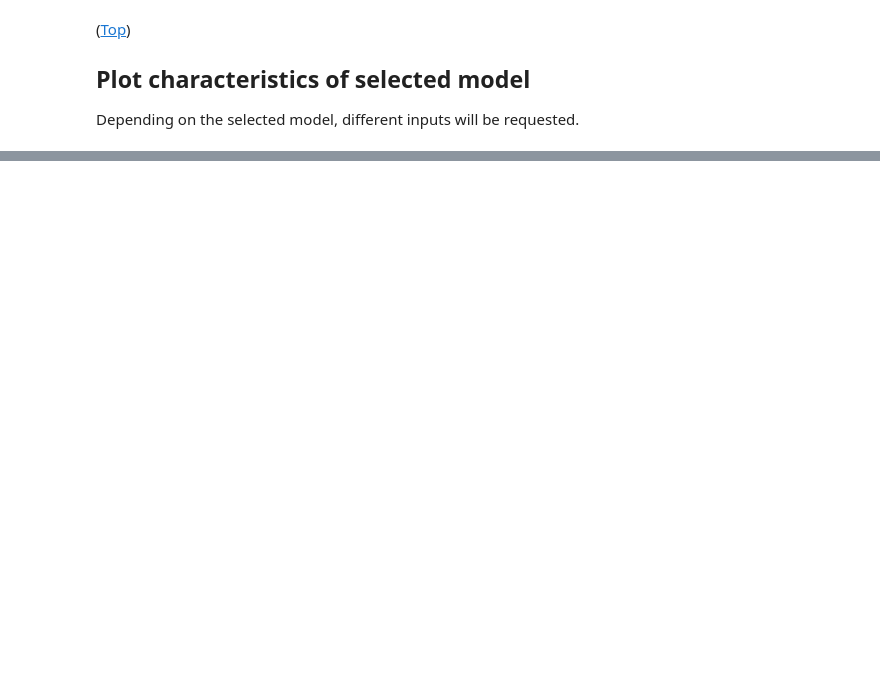
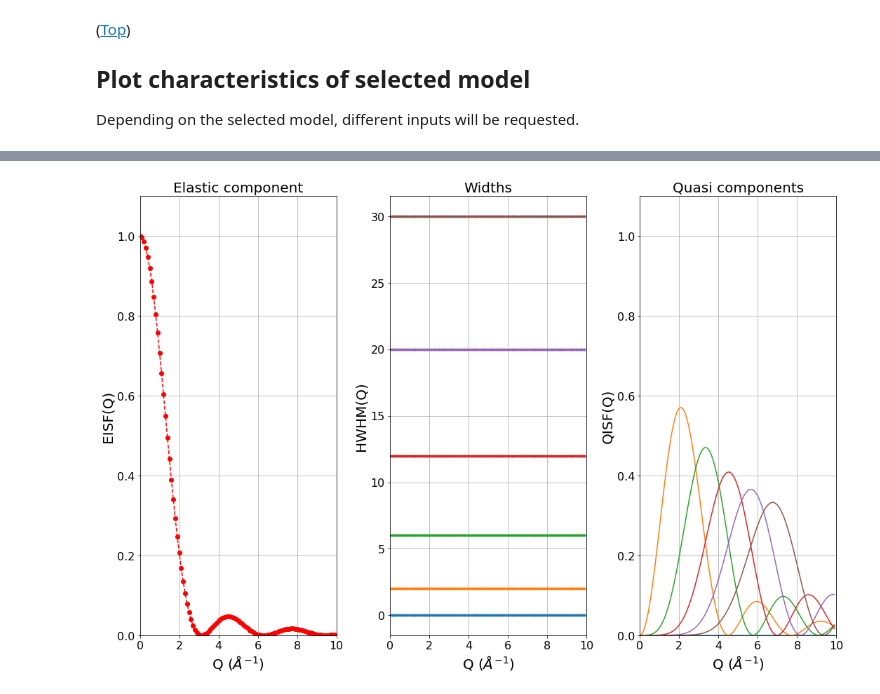
Before and after one commit to QENSlibrary/QENSmodels, a Jupyter notebook: tools/Explore_models.ipynb, the cells around one changed output, grey strips where cells are left out. Saved outputs shown, nothing was run; the diff lists cells and outputs as text; code cells hidden in the pictures; blank space fills up the shorter version.

```diff
--- a/tools/Explore_models.ipynb
+++ b/tools/Explore_models.ipynb
@@ -81,34 +90,39 @@ for key in params.keys():
 # %%
 hwhm, eisf, qisf = function_to_plot(q, *list_arg)
 
-fig = plt.figure(1)
+fig = plt.figure(figsize=(15,10))
 
 ax1 = fig.add_subplot(131)
 ax1.plot(q, eisf, 'ro', linestyle='--')
 ax1.grid(True)
 ax1.set_xlim((0,10))
 ax1.set_ylim((0,1.1))
-ax1.set_xlabel('Q/AA-1')
-ax1.set_ylabel('EISF(Q)')
-ax1.set_title('Elastic component')
+ax1.set_xlabel(r'Q ($\AA^{-1})$', fontsize=20)
+ax1.set_ylabel('EISF(Q)', fontsize=20)
+ax1.set_title('Elastic component', fontsize=20)
+ax1.tick_params(labelsize=16)
 
 ax2 = fig.add_subplot(132)
 ax2.plot(q, hwhm, linestyle='-', marker='.')
 ax2.grid(True)
 ax2.set_xlim((0,10))
-ax2.set_xlabel('Q/AA-1')
-ax2.set_ylabel('HWHM(Q)')
-ax2.set_title('Widths')
+ax2.set_xlabel(r'Q ($\AA^{-1})$', fontsize=20)
+ax2.set_ylabel('HWHM(Q)', fontsize=20)
+ax2.set_title('Widths', fontsize=20)
+ax2.tick_params(labelsize=16)
 
 ax3 = fig.add_subplot(133)
 ax3.plot(q, qisf, linestyle='-')
 ax3.grid(True)
 ax3.set_xlim((0,10))
 ax3.set_ylim((0,1.1))
-ax3.set_xlabel('Q/AA-1')
-ax3.set_ylabel('QISF(Q)')
-ax3.set_title('Quasi components')
+ax3.set_xlabel(r'Q ($\AA^{-1})$', fontsize=20)
+ax3.set_ylabel('QISF(Q)', fontsize=20)
+ax3.set_title('Quasi components', fontsize=20)
+ax3.tick_params(labelsize=16)
 
 plt.tight_layout()
 
 plt.show()
+# %% [output]
+[figure, added]
```
Also changed, not shown: parts of 3 cells of this notebook.
